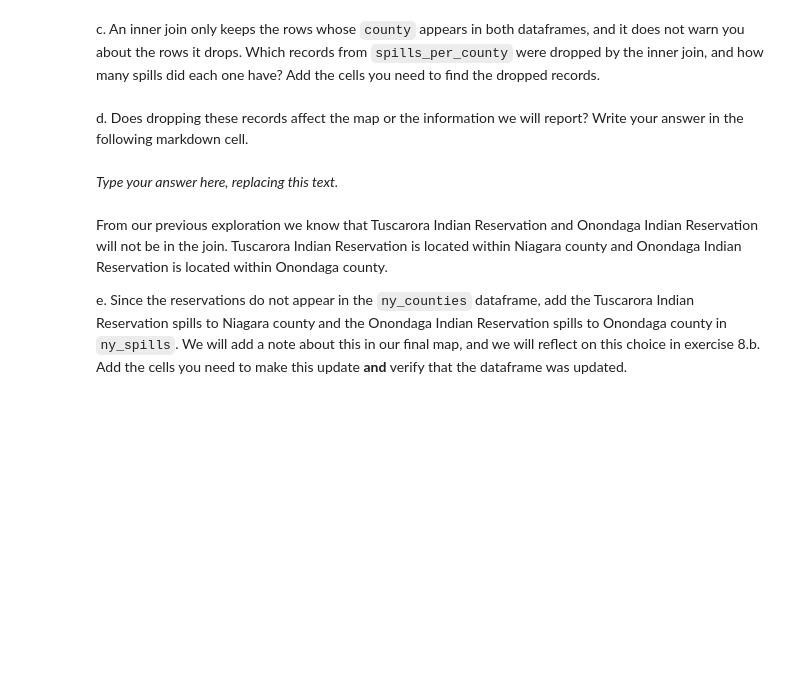
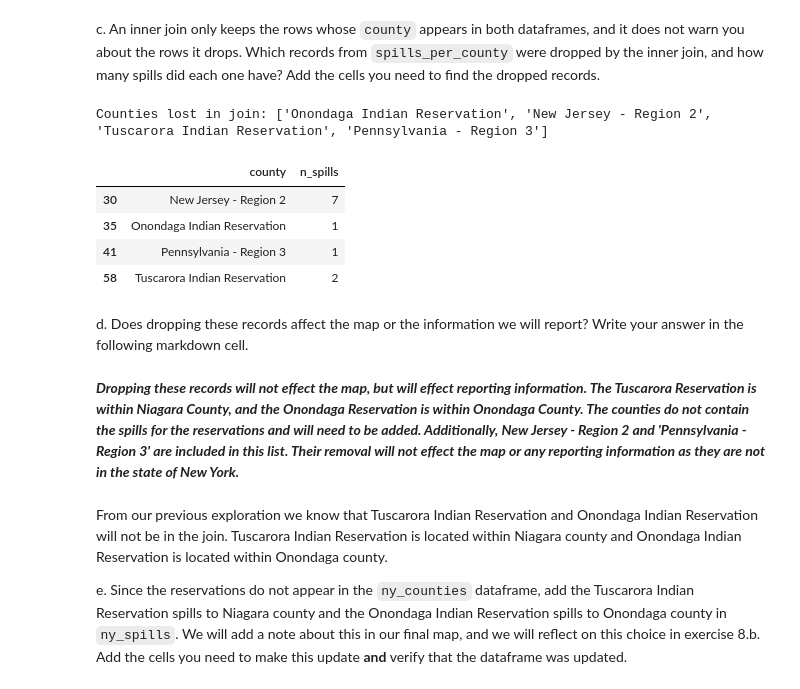
Before and after one commit to roshananair/eds220-hwk3, a Jupyter notebook: hwk3-task2-spills.ipynb, the cells around one changed output. Saved outputs shown, nothing was run; the diff lists cells and outputs as text; code cells hidden in the pictures; blank space fills up the shorter version.

```diff
--- a/hwk3-task2-spills.ipynb
+++ b/hwk3-task2-spills.ipynb
@@ -584,17 +591,39 @@ a. Use this cell to make any other updates needed for making an inner join of th
+# %%
+# a
+ny_counties = ny_counties.rename(columns = {'NAME': 'county'})
 # %% [markdown]
 b. Store the inner join of the `spills_per_county` and `ny_counties` dataframes in a new variable named `ny_spills`.
+# %%
+ny_spills = ny_counties.merge(spills_per_county, how = 'inner', on = 'county')
 # %% [markdown]
 <!-- BEGIN QUESTION -->
 
 c. An inner join only keeps the rows whose `county` appears in both dataframes, and it does not warn you about the rows it drops. Which records from `spills_per_county` were dropped by the inner join, and how many spills did each one have? Add the cells you need to find the dropped records.
+# %%
+ny_spills_county_list = ny_spills['county'].to_list()
+spills_per_county_county_list = spills_per_county['county'].to_list() # has dropped "counties"
+# %%
+diff_county_lists = list(set(spills_per_county_county_list) - set(ny_spills_county_list))
+
+print(f"Counties lost in join: {diff_county_lists}")
+# %% [output]
+Counties lost in join: ['Onondaga Indian Reservation', 'New Jersey - Region 2', 'Tuscarora Indian Reservation', 'Pennsylvania - Region 3']
+# %%
+spills_per_county[spills_per_county['county'].isin(diff_county_lists)]
+# %% [output]
+|  | county | n_spills |
+| 30 | New Jersey - Region 2 | 7 |
+| 35 | Onondaga Indian Reservation | 1 |
+| 41 | Pennsylvania - Region 3 | 1 |
+| 58 | Tuscarora Indian Reservation | 2 |
 # %% [markdown]
 <!-- END QUESTION -->
 
 <!-- BEGIN QUESTION -->
 
 d. Does dropping these records affect the map or the information we will report? Write your answer in the following markdown cell.
-# %% [markdown]
-_Type your answer here, replacing this text._
+# %% [markdown]
+**_Dropping these records will not effect the map, but will effect reporting information. The Tuscarora Reservation is within Niagara County, and the Onondaga Reservation is within Onondaga County. The counties do not contain the spills for the reservations and will need to be added. Additionally, New Jersey - Region 2 and 'Pennsylvania - Region 3' are included in this list. Their removal will not effect the map or any reporting information as they are not in the state of New York._**
 # %% [markdown]
 <!-- END QUESTION -->
 
```
Also changed, not shown: parts of 7 cells of this notebook.
